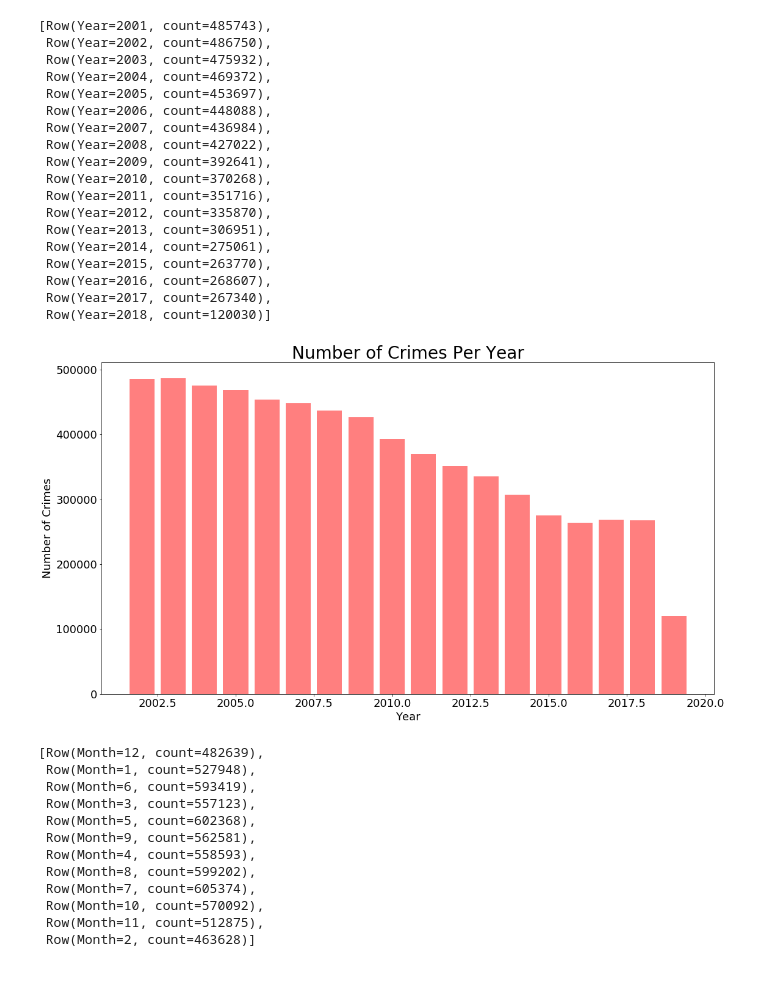
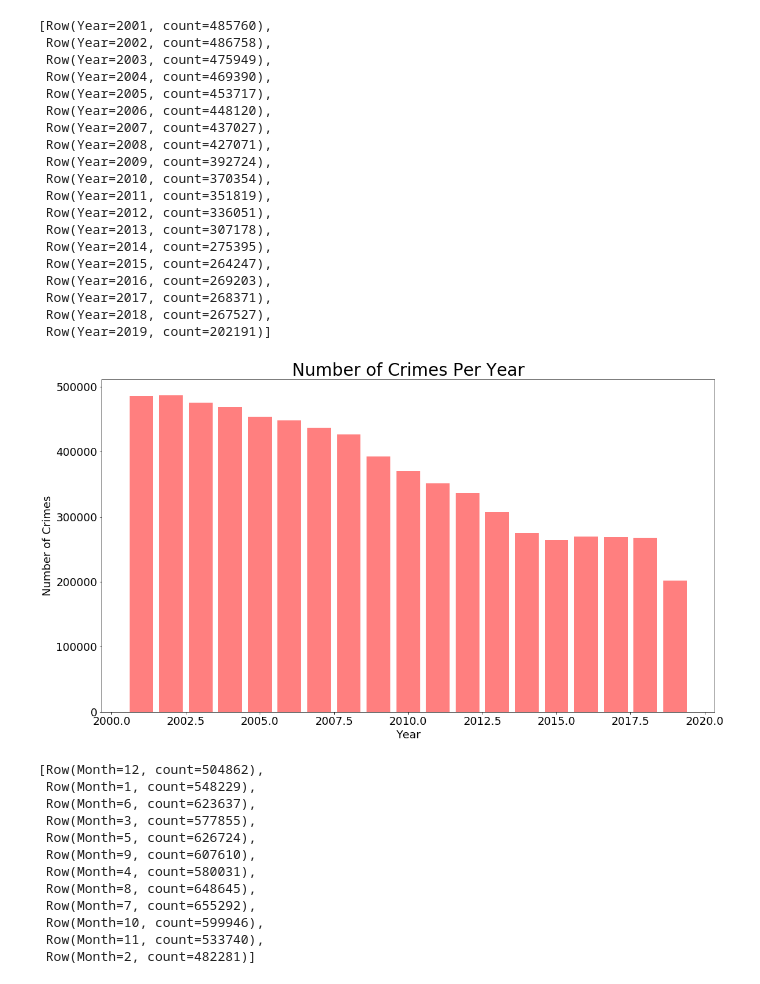
Before and after one commit to Kotiba-saket/DataMining, a Jupyter notebook: CrimeInBostenEnChicago.ipynb, the cells around one changed output. Drawn from its saved outputs; the diff is of its cells as text; code cells hidden in the pictures.

```diff
--- a/CrimeInBostenEnChicago.ipynb
+++ b/CrimeInBostenEnChicago.ipynb
@@ -32,7 +32,7 @@ spark = SparkSession.builder\
                     .appName('Analyzing Bosten and chicago Crime data')\
                     .getOrCreate()
 
-crimes = spark.read.csv("./Data/Crimes_-_2001_to_present.csv",
+crimes = spark.read.csv("./data/Crimes_-_2001_to_present.csv",
                        header = True,
                         schema = crimes_schema)
 # %%
@@ -101,48 +101,49 @@ count = [item[1] for item in data]
 year = [item[0] for item in data]
 data
 # %% [output]
-[Row(Year=2001, count=485743),
- Row(Year=2002, count=486750),
- Row(Year=2003, count=475932),
- Row(Year=2004, count=469372),
- Row(Year=2005, count=453697),
- Row(Year=2006, count=448088),
- Row(Year=2007, count=436984),
- Row(Year=2008, count=427022),
- Row(Year=2009, count=392641),
- Row(Year=2010, count=370268),
- Row(Year=2011, count=351716),
- Row(Year=2012, count=335870),
- Row(Year=2013, count=306951),
- Row(Year=2014, count=275061),
- Row(Year=2015, count=263770),
- Row(Year=2016, count=268607),
- Row(Year=2017, count=267340),
- Row(Year=2018, count=120030)]
+[Row(Year=2001, count=485760),
+ Row(Year=2002, count=486758),
+ Row(Year=2003, count=475949),
+ Row(Year=2004, count=469390),
+ Row(Year=2005, count=453717),
+ Row(Year=2006, count=448120),
+ Row(Year=2007, count=437027),
+ Row(Year=2008, count=427071),
+ Row(Year=2009, count=392724),
+ Row(Year=2010, count=370354),
+ Row(Year=2011, count=351819),
+ Row(Year=2012, count=336051),
+ Row(Year=2013, count=307178),
+ Row(Year=2014, count=275395),
+ Row(Year=2015, count=264247),
+ Row(Year=2016, count=269203),
+ Row(Year=2017, count=268371),
+ Row(Year=2018, count=267527),
+ Row(Year=2019, count=202191)]
 # %%
 %matplotlib inline
 import matplotlib.pyplot as plt
 
-x_axis = [i+1 for i in year]
+x_axis = [i for i in year]
 y_axis= [i for i in count]
 
 
 
 
 
 fig1 = plt.figure(figsize=(18, 10))
 
 
 
 plt.xlabel("Year", fontsize = 18)
 plt.ylabel("Number of Crimes", fontsize = 18)
 plt.title("Number of Crimes Per Year", fontsize = 28)
 plt.bar(x_axis, y_axis, fc='red', align='center',alpha=0.5)
 plt.xticks(size = 18)
 plt.yticks(size = 18)
 plt.show()
 # %% [output]
-[figure, old version]
+[figure, new version]
 # %%
 from pyspark.sql.functions import month
 monthdf = df.withColumn("Month",month('Date_time'))
@@ -150,18 +151,18 @@ monthCounts = monthdf.select("Month").groupBy("Month").count()
 monthCounts = monthCounts.collect()
 monthCounts
 # %% [output]
-[Row(Month=12, count=482639),
- Row(Month=1, count=527948),
- Row(Month=6, count=593419),
- Row(Month=3, count=557123),
- Row(Month=5, count=602368),
- Row(Month=9, count=562581),
- Row(Month=4, count=558593),
- Row(Month=8, count=599202),
- Row(Month=7, count=605374),
- Row(Month=10, count=570092),
- Row(Month=11, count=512875),
- Row(Month=2, count=463628)]
+[Row(Month=12, count=504862),
+ Row(Month=1, count=548229),
+ Row(Month=6, count=623637),
+ Row(Month=3, count=577855),
+ Row(Month=5, count=626724),
+ Row(Month=9, count=607610),
+ Row(Month=4, count=580031),
+ Row(Month=8, count=648645),
+ Row(Month=7, count=655292),
+ Row(Month=10, count=599946),
+ Row(Month=11, count=533740),
+ Row(Month=2, count=482281)]
 # %%
 monthCounts.sort()
 months = [item[0] for item in monthCounts]
```
Also changed, not shown: parts of 9 cells of this notebook, 1 other file.
